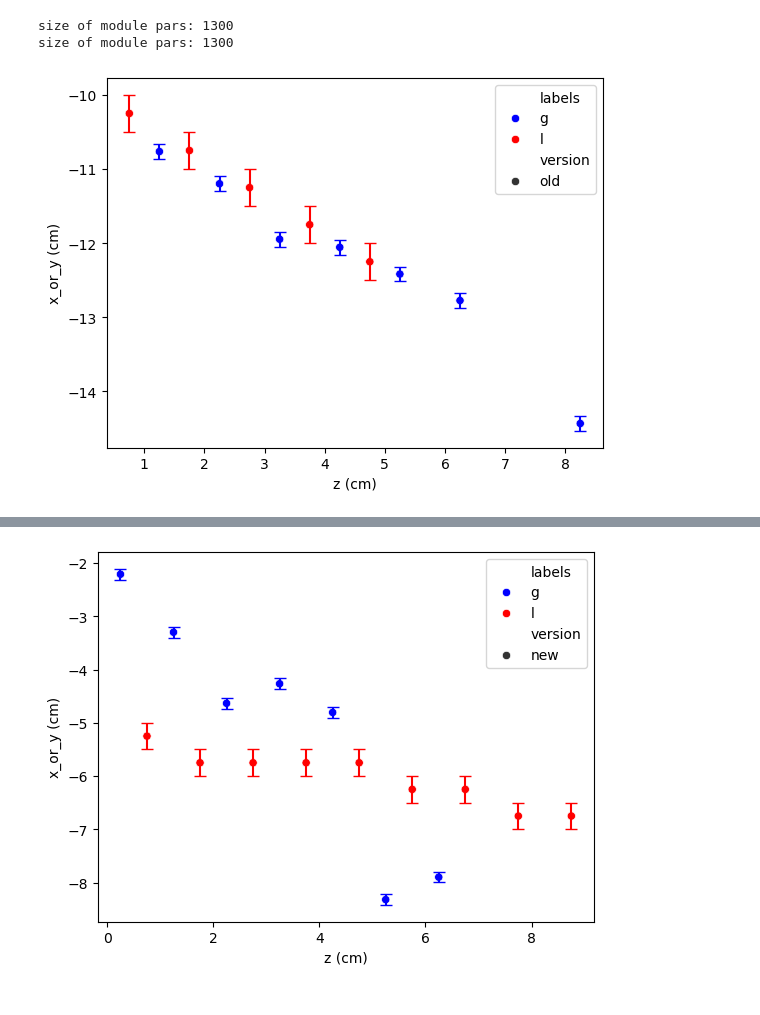
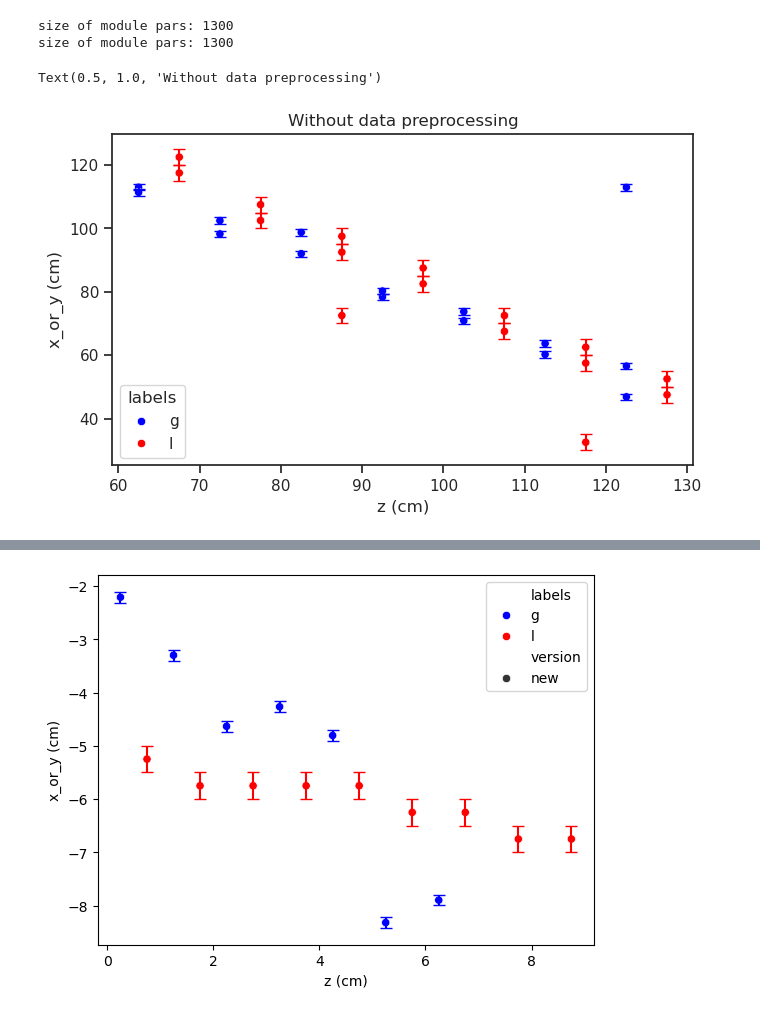
Before and after one commit to YanzhaoW/r3b_jupyter, a Jupyter notebook: calibration/milledata_checker.ipynb, the cells around one changed output, grey strips where cells are left out. Cells and saved outputs as stored; diff of their text form; code cells hidden in the pictures.

```diff
--- a/calibration/milledata_checker.ipynb
+++ b/calibration/milledata_checker.ipynb
@@ -10,6 +10,11 @@ import matplotlib.pyplot as plt
 %autoreload 2
 # %% [output]
 Welcome to JupyROOT 6.30/02
+# %%
+scale = 1
+ratio = (scale *7.5, scale * 4.3)
+sns.set_theme(rc={'figure.figsize': ratio})
+sns.set_style("ticks")
 # %%
 def get_run_header_num(str_line):
     res =  re.search(r"NR[\s]*([0-9]*)\s.*", str_line)
@@ -35,16 +40,18 @@ def get_par_values(data_line_str):
     return float(res.group(2)), float(res.group(3))
 # %%
 def PlotDF(dataframe):
-    sns.scatterplot(data = dataframe, x = "factors", y = "measures", hue = "labels", palette = {"l":"red", "g":"blue"}, style = "version")
+    axes = sns.scatterplot(data = dataframe, x = "factors", y = "measures", hue = "labels", palette = {"l":"red", "g":"blue"})
     dataframe_l = dataframe[dataframe.labels == "l"]
     dataframe_g = dataframe[dataframe.labels == "g"]
     plt.errorbar(x = dataframe_l["factors"], y = dataframe_l["measures"], yerr = dataframe_l["errors"], linestyle = "", capsize = 4, ecolor = "red")
     plt.errorbar(x = dataframe_g["factors"], y = dataframe_g["measures"], yerr = dataframe_g["errors"], linestyle = "", capsize = 4, ecolor = "blue")
     plt.xlabel("z (cm)")
     plt.ylabel("x_or_y (cm)")
+    return axes
 # %%
 # filename = "/lustre/r3b/ywang/calibration/s515/run49x/millepede/cal.par.root"
-filename = "/lustre/r3b/ywang/exp202402/prebeam/millepede2/cal.par.root"
+# filename = "/lustre/r3b/ywang/exp202402/prebeam/millepede2/cal.par.root"
+filename = "/lustre/r3b/ywang/exp202402/prebeam/millepede3/cal.par.root"
 root_file = ROOT.TFile(filename, "read")
 data_frame_pede = to_data_frame(root_file, 0)
 data_frame_hist = to_data_frame(root_file, -1)
@@ -92,8 +99,7 @@ def go_to_run_number(run_number, datafile):
         if(get_run_header_num(str_line) >= run_number):
             return
 
-filename = "/lustre/r3b/ywang/exp202402/prebeam/millepede2/data.txt"
-def check_run(run_number, par_data_frame):
+def check_run(filename, run_number, par_data_frame):
     with open(filename) as datafile:
         output_data_frame = {"x": {"bar_num": [] ,"factors": [], "measures": [], "errors": [], "labels": []},
                              "y": {"bar_num": [] ,"factors": [], "measures": [], "errors": [], "labels": []}}
@@ -101,17 +107,22 @@ def check_run(run_number, par_data_frame):
         while fill_entry(datafile, output_data_frame, par_data_frame):
             pass
         return pd.DataFrame(output_data_frame["x"]), pd.DataFrame(output_data_frame["y"])
-
-run_number = 150
-dataframe_x_old, dataframe_y_old = check_run(run_number, data_frame_hist)
-dataframe_x_new, dataframe_y_new = check_run(run_number, data_frame_pede)
-dataframe_x_old["version"] = "old"
-dataframe_y_old["version"] = "old"
-dataframe_x_new["version"] = "new"
-dataframe_y_new["version"] = "new"
-dataframe_x = pd.concat([dataframe_x_old, dataframe_x_new], ignore_index = True)
-dataframe_y = pd.concat([dataframe_y_old, dataframe_y_new], ignore_index = True)
-# %%
-PlotDF(dataframe_x[dataframe_x["version"] == "old"])
-# %% [output]
-[figure, removed]
+# %%
+run_number = 494
+filename = "/lustre/r3b/ywang/exp202402/prebeam/millepede3/data.txt"
+dataframe_x_old, dataframe_y_old = check_run(filename, run_number, data_frame_hist)
+dataframe_x_new, dataframe_y_new = check_run(filename, run_number, data_frame_pede)
+# dataframe_x_old["version"] = "old"
+# dataframe_y_old["version"] = "old"
+# dataframe_x_new["version"] = "new"
+# dataframe_y_new["version"] = "new"
+dataframe_x = pd.concat([dataframe_x_old, dataframe_x_new], ignore_index = True)
+dataframe_y = pd.concat([dataframe_y_old, dataframe_y_new], ignore_index = True)
+dataframe_x_old["factors"] *= 10
+dataframe_x_old["measures"] *= 10
+dataframe_x_old["errors"] *= 10
+ax = PlotDF(dataframe_x_old)
+ax.set_title("Without data preprocessing")
+# %% [output]
+Text(0.5, 1.0, 'Without data preprocessing')
+[figure, added]
```
Also changed, not shown: parts of 1 cell of this notebook, 1 other file.
